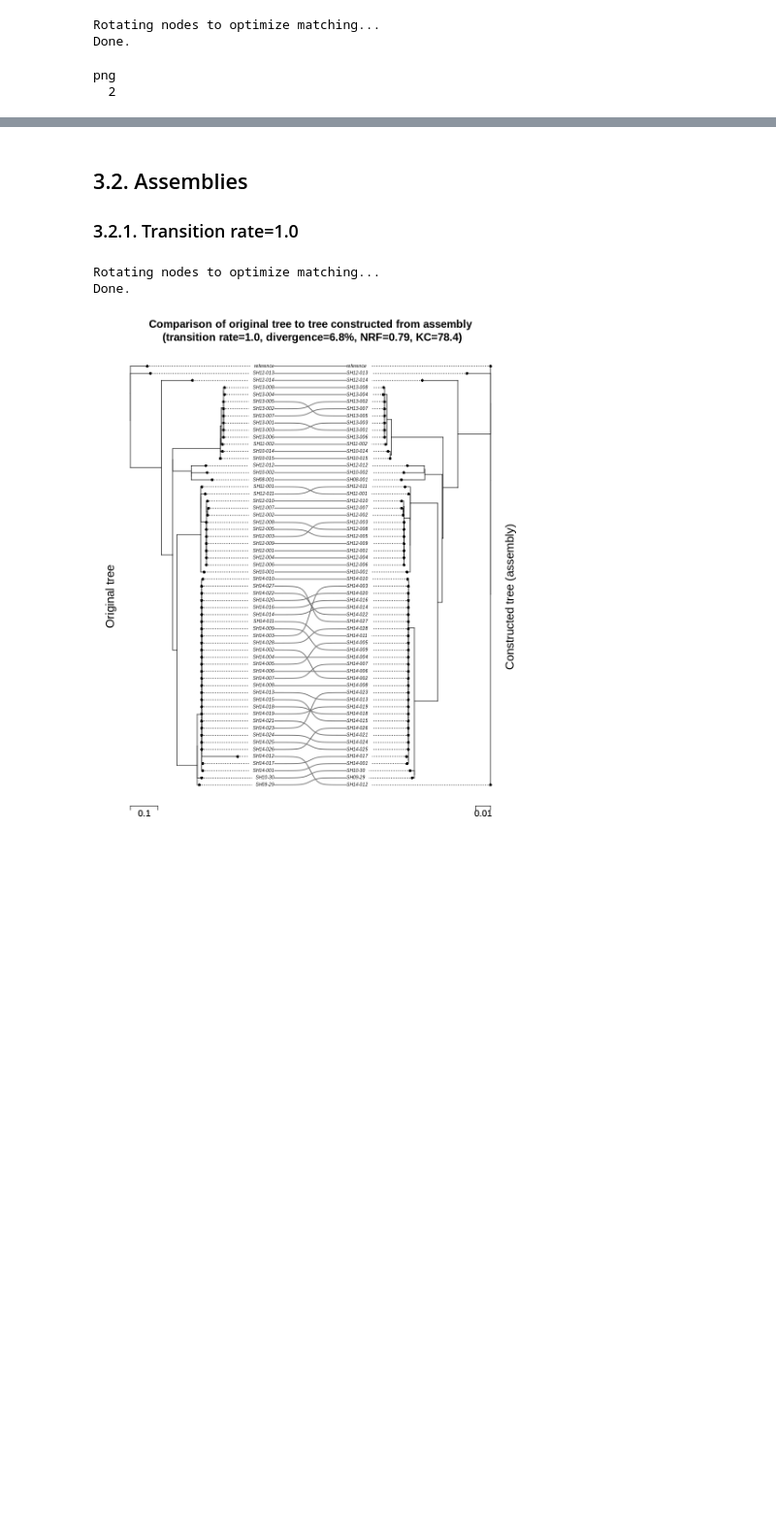
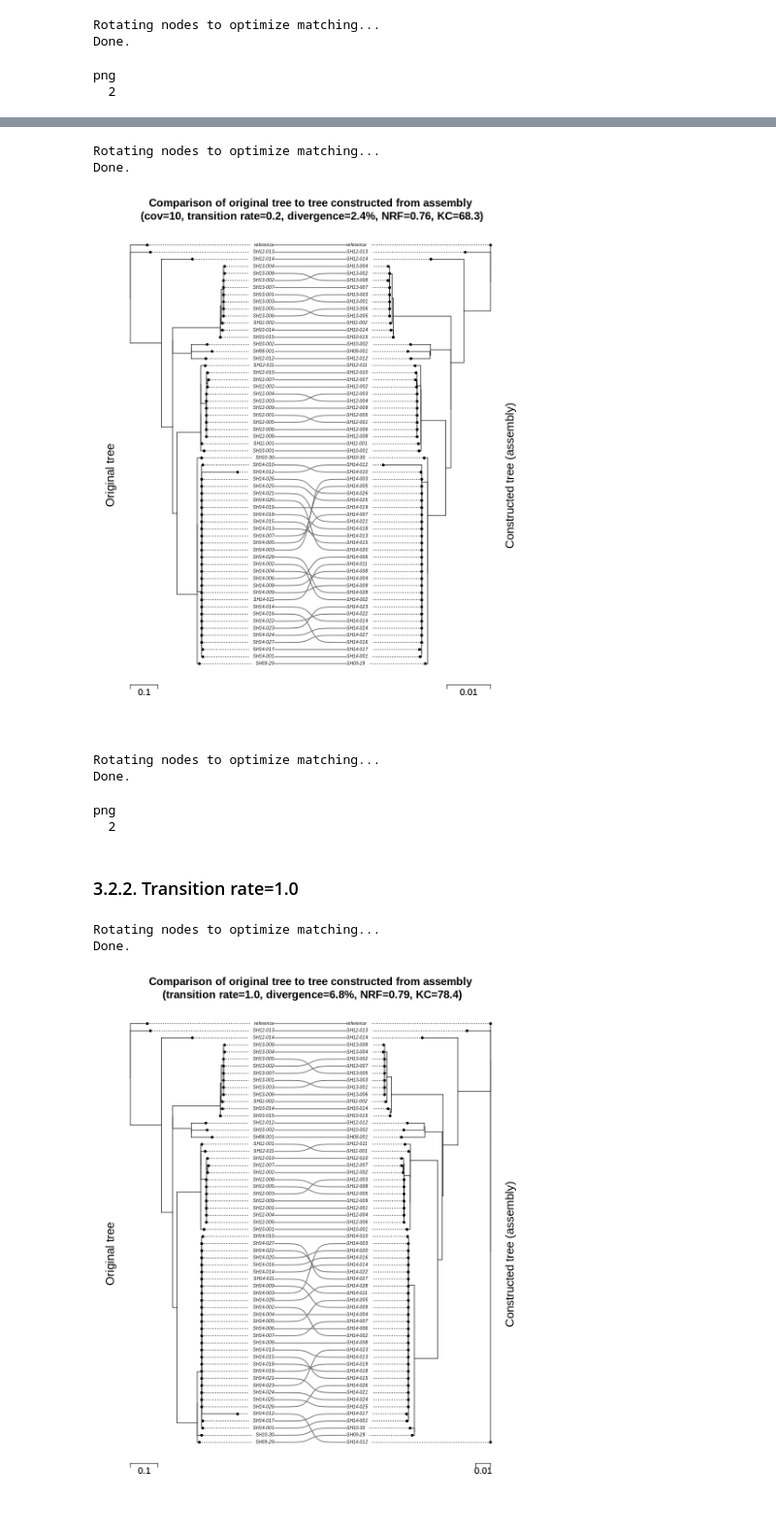
Before and after one commit to apetkau/genomics-data-index-evaluation-manuscript, a Jupyter notebook: evaluations/simulation/6-compare-trees.ipynb, the cells around one changed output, grey strips where cells are left out. Shown at 97% size. Cells and saved outputs as stored; diff of their text form; code cells hidden in the pictures; blank space fills up the shorter version.

```diff
--- a/evaluations/simulation/6-compare-trees.ipynb
+++ b/evaluations/simulation/6-compare-trees.ipynb
@@ -220,7 +246,23 @@ png
+# %%
+plot_tree(simulation="cov-10", label=sprintf("cov=10, transition rate=0.2, divergence=2.4%%"),
+          data_type="assembly", trees_array=t_assemblies,
+          file=NULL)
+# %% [output]
+Rotating nodes to optimize matching...
+Done.
+[figure, added]
+# %%
+plot_tree(simulation="cov-10", label=sprintf("cov=10, transition rate=0.2, divergence=2.4%%"),
+          data_type="assembly", trees_array=t_assemblies,
+          file="figures/original-assemblies-tree-alpha-0.2-cov-10.pdf")
+dev.off()
+# %% [output]
+Rotating nodes to optimize matching...
+Done.
+png
+  2
 # %% [markdown]
-## 3.2. Assemblies
-
-### 3.2.1. Transition rate=1.0
+### 3.2.2. Transition rate=1.0
 # %%
 plot_tree(simulation="alpha-1.0-cov-30", label=sprintf("transition rate=1.0, divergence=6.8%%"),
           data_type="assembly", trees_array=t_assemblies,
```
Also changed, not shown: parts of 9 cells of this notebook, 1 other file.
